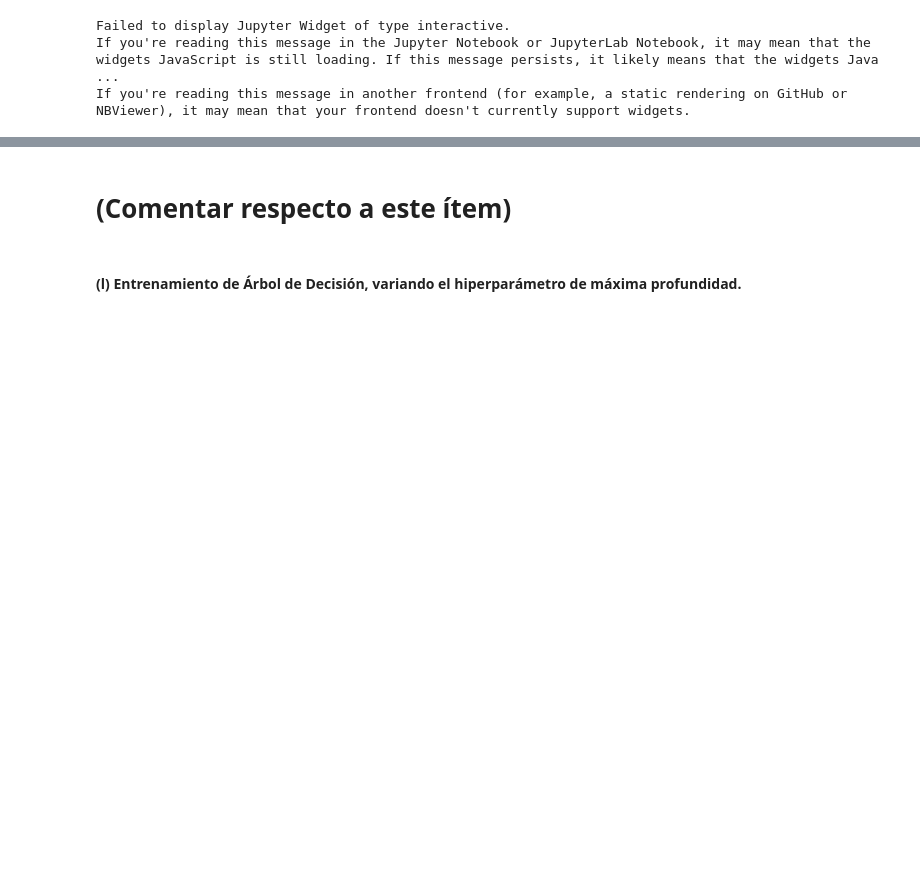
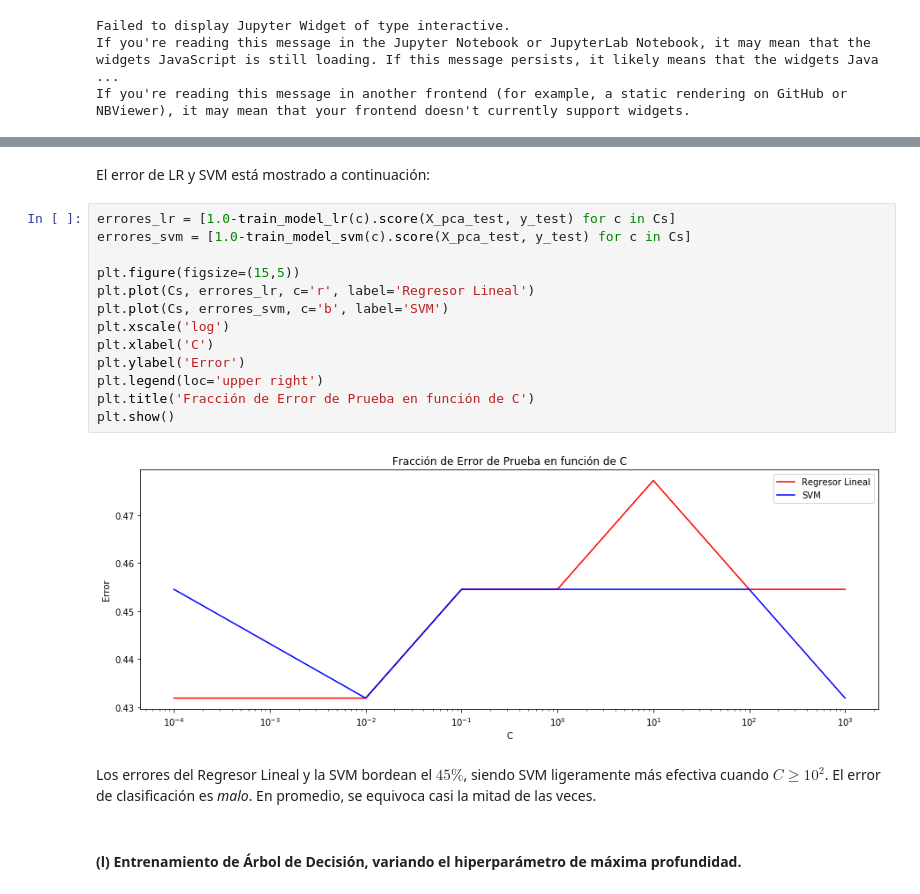
Before and after one commit to Buguemar/Tarea2ML, a Jupyter notebook: Pregunta 2.ipynb, the cells around one changed output, grey strips where cells are left out. Drawn from its saved outputs; the diff is of its cells as text; blank space fills up the shorter version.

```diff
--- a/Pregunta 2.ipynb
+++ b/Pregunta 2.ipynb
@@ -369,8 +369,25 @@ interactive(visualize_border_interactive_lr, param=Cs)
 Failed to display Jupyter Widget of type interactive.
 If you're reading this message in the Jupyter Notebook or JupyterLab Notebook, it may mean that the widgets JavaScript is still loading. If this message persists, it likely means that the widgets Java ...
 If you're reading this message in another frontend (for example, a static rendering on GitHub or NBViewer), it may mean that your frontend doesn't currently support widgets.
-# %% [markdown]
-# (Comentar respecto a este ítem)
+# %% [markdown]
+El error de LR y SVM está mostrado a continuación:
+# %%
+errores_lr = [1.0-train_model_lr(c).score(X_pca_test, y_test) for c in Cs]
+errores_svm = [1.0-train_model_svm(c).score(X_pca_test, y_test) for c in Cs]
+
+plt.figure(figsize=(15,5))
+plt.plot(Cs, errores_lr, c='r', label='Regresor Lineal')
+plt.plot(Cs, errores_svm, c='b', label='SVM')
+plt.xscale('log')
+plt.xlabel('C')
+plt.ylabel('Error')
+plt.legend(loc='upper right')
+plt.title('Fracción de Error de Prueba en función de C')
+plt.show()
+# %% [output]
+[figure, added]
+# %% [markdown]
+Los errores del Regresor Lineal y la SVM bordean el $45\%$, siendo SVM ligeramente más efectiva cuando $C \geq 10^2$. El error de clasificación es *malo*. En promedio, se equivoca casi la mitad de las veces.
 # %% [markdown]
 #### (l) Entrenamiento de Árbol de Decisión, variando el hiperparámetro de máxima profundidad.
 # %% [markdown]
```
Also changed, not shown: parts of 12 cells of this notebook.
